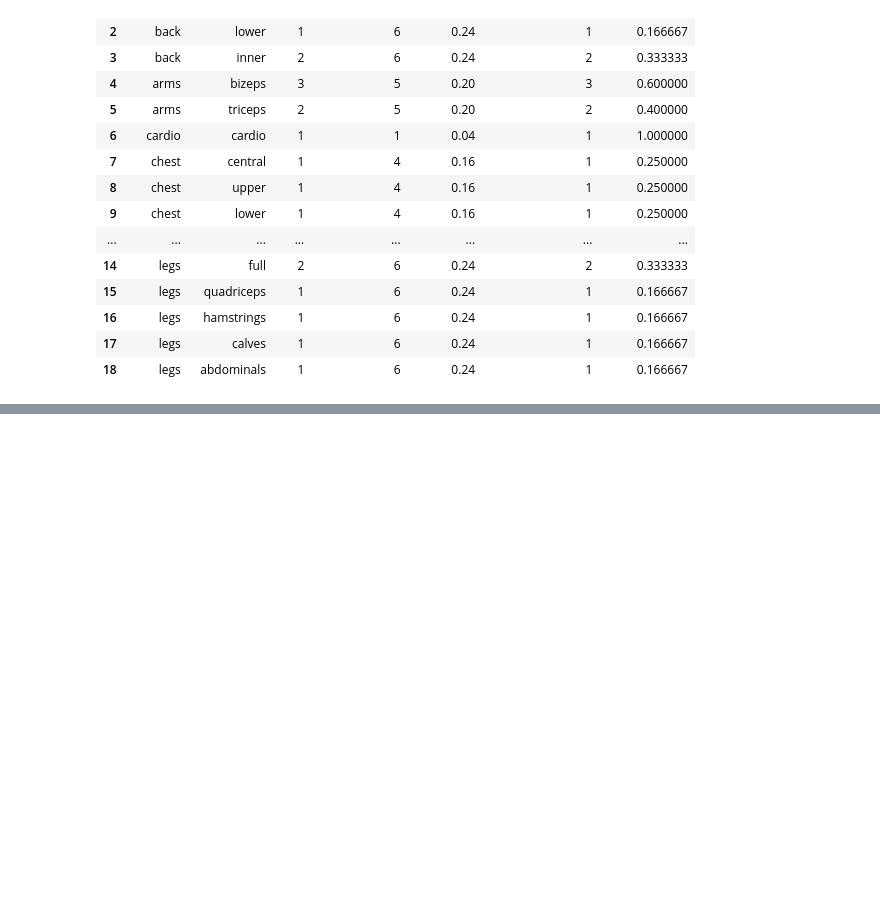
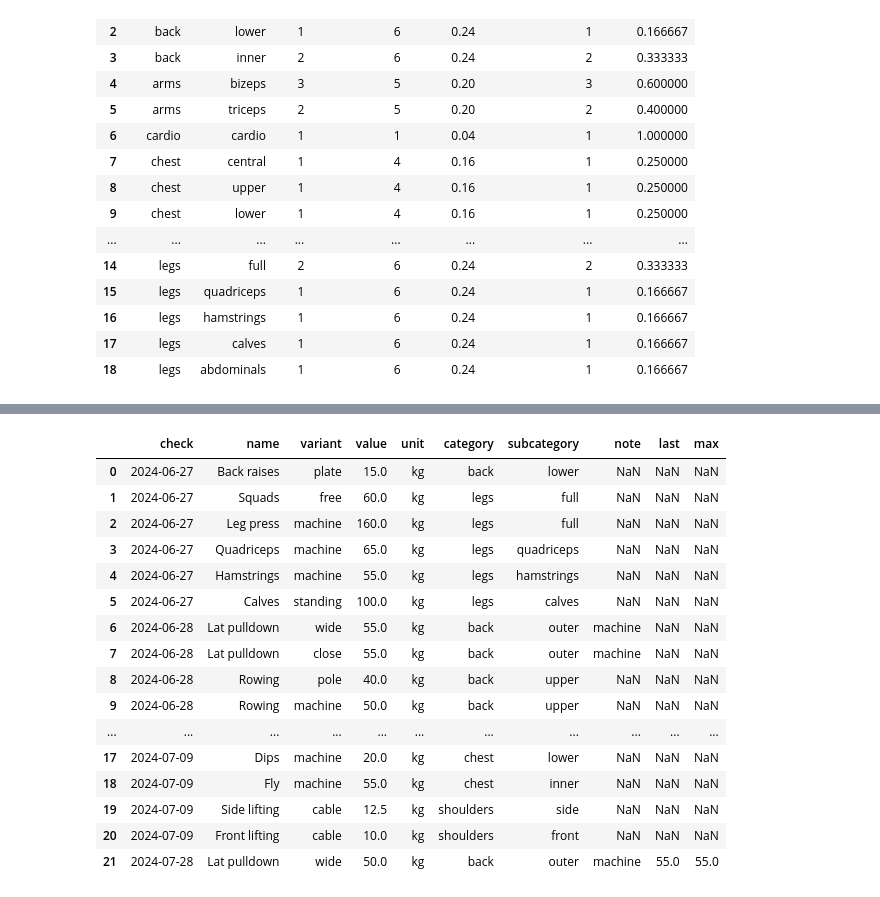
Before and after one commit to benedikt-holland/obsidian-fitness-tracker, a Jupyter notebook: heuristics.ipynb, the cells around one changed output, grey strips where cells are left out. Drawn from its saved outputs; the diff is of its cells as text; code cells hidden in the pictures; blank space fills up the shorter version.

```diff
--- a/heuristics.ipynb
+++ b/heuristics.ipynb
@@ -253,0 +352,3 @@ df.sort_values(["day_score", "category", "subcategory", "name", "variant"], asce
+# %%
+hist2 = pd.read_csv("history.csv")
+hist2.head()
@@ -253,0 +362,20 @@ df.sort_values(["day_score", "category", "subcategory", "name", "variant"], asce
+# %%
+hist2.rename({"Unnamed: 0": "check"}, axis=1)
+# %% [output]
+|  | check | name | variant | value | unit | category | subcategory | note | last | max |
+| 0 | 2024-06-27 | Back raises | plate | 15.0 | kg | back | lower | NaN | NaN | NaN |
+| 1 | 2024-06-27 | Squads | free | 60.0 | kg | legs | full | NaN | NaN | NaN |
+| 2 | 2024-06-27 | Leg press | machine | 160.0 | kg | legs | full | NaN | NaN | NaN |
+| 3 | 2024-06-27 | Quadriceps | machine | 65.0 | kg | legs | quadriceps | NaN | NaN | NaN |
+| 4 | 2024-06-27 | Hamstrings | machine | 55.0 | kg | legs | hamstrings | NaN | NaN | NaN |
+| 5 | 2024-06-27 | Calves | standing | 100.0 | kg | legs | calves | NaN | NaN | NaN |
+| 6 | 2024-06-28 | Lat pulldown | wide | 55.0 | kg | back | outer | machine | NaN | NaN |
+| 7 | 2024-06-28 | Lat pulldown | close | 55.0 | kg | back | outer | machine | NaN | NaN |
+| 8 | 2024-06-28 | Rowing | pole | 40.0 | kg | back | upper | NaN | NaN | NaN |
+| 9 | 2024-06-28 | Rowing | machine | 50.0 | kg | back | upper | NaN | NaN | NaN |
+| ... | ... | ... | ... | ... | ... | ... | ... | ... | ... | ... |
+| 17 | 2024-07-09 | Dips | machine | 20.0 | kg | chest | lower | NaN | NaN | NaN |
+| 18 | 2024-07-09 | Fly | machine | 55.0 | kg | chest | inner | NaN | NaN | NaN |
+| 19 | 2024-07-09 | Side lifting | cable | 12.5 | kg | shoulders | side | NaN | NaN | NaN |
+| 20 | 2024-07-09 | Front lifting | cable | 10.0 | kg | shoulders | front | NaN | NaN | NaN |
+| 21 | 2024-07-28 | Lat pulldown | wide | 50.0 | kg | back | outer | machine | 55.0 | 55.0 |
```
Also changed, not shown: parts of 16 cells of this notebook.
